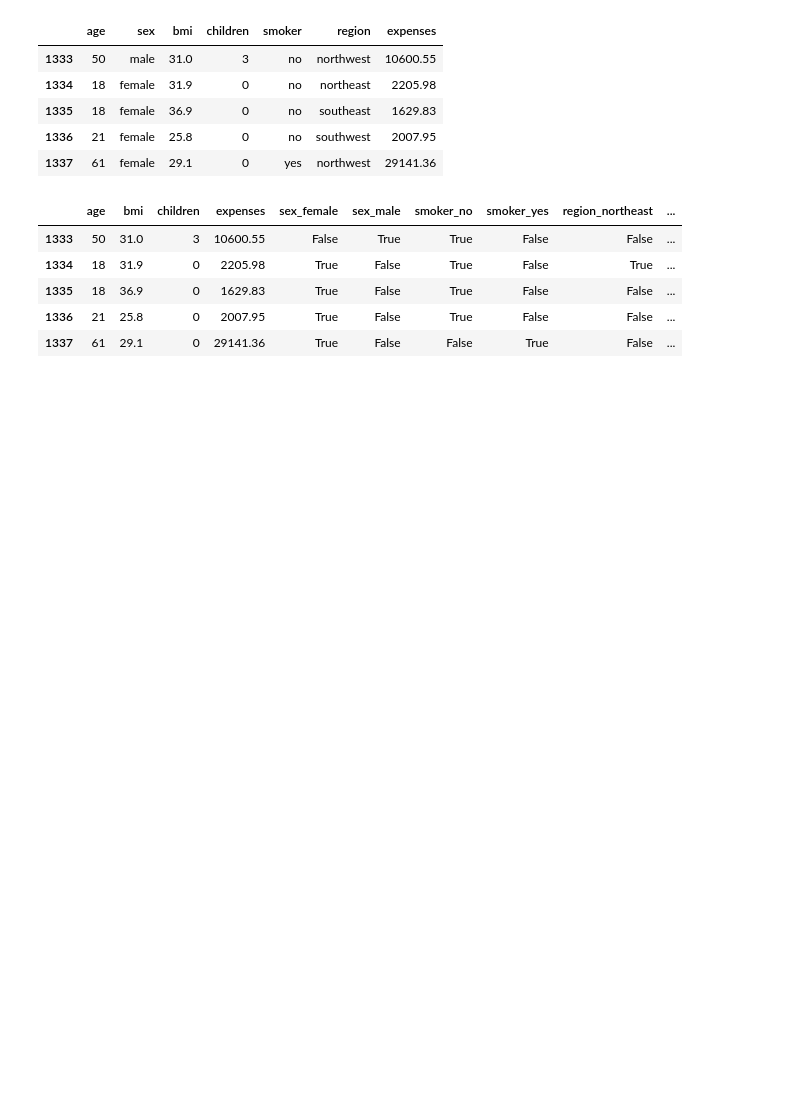
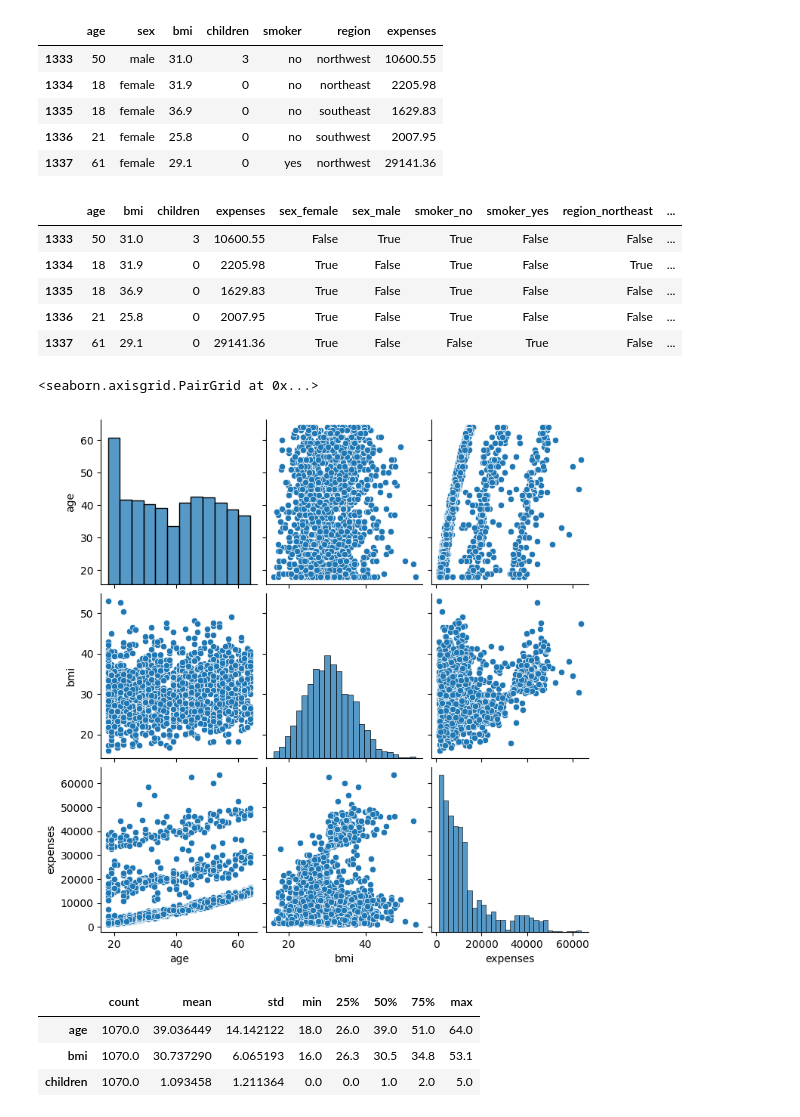
Before and after one commit to AlbertBS2/Linear-Regression-Health-Costs-Calculator, a Jupyter notebook: fcc_predict_health_costs_with_regression.ipynb, the cells around one changed output. Cells and saved outputs as stored; diff of their text form; code cells hidden in the pictures; blank space fills up the shorter version.

```diff
--- a/fcc_predict_health_costs_with_regression.ipynb
+++ b/fcc_predict_health_costs_with_regression.ipynb
@@ -30,4 +30,9 @@ dataset.tail()
 | 1335 | 18 | 36.9 | 0 | 1629.83 | True | False | True | False | False | ... |
 | 1336 | 21 | 25.8 | 0 | 2007.95 | True | False | True | False | False | ... |
 | 1337 | 61 | 29.1 | 0 | 29141.36 | True | False | False | True | False | ... |
+# %%
+sns.pairplot(dataset[["age", "bmi", "expenses"]])
+# %% [output]
+<seaborn.axisgrid.PairGrid at 0x...>
+[figure, added]
 # %%
@@ -38,0 +41,10 @@ test_labels = test_dataset.pop('expenses')
+# %%
+train_stats = train_dataset.describe()
+train_stats.pop("expenses")
+train_stats = train_stats.transpose()
+train_stats
+# %% [output]
+|  | count | mean | std | min | 25% | 50% | 75% | max |
+| age | 1070.0 | 39.036449 | 14.142122 | 18.0 | 26.0 | 39.0 | 51.0 | 64.0 |
+| bmi | 1070.0 | 30.737290 | 6.065193 | 16.0 | 26.3 | 30.5 | 34.8 | 53.1 |
+| children | 1070.0 | 1.093458 | 1.211364 | 0.0 | 0.0 | 1.0 | 2.0 | 5.0 |
```
Also changed, not shown: parts of 11 cells of this notebook.
